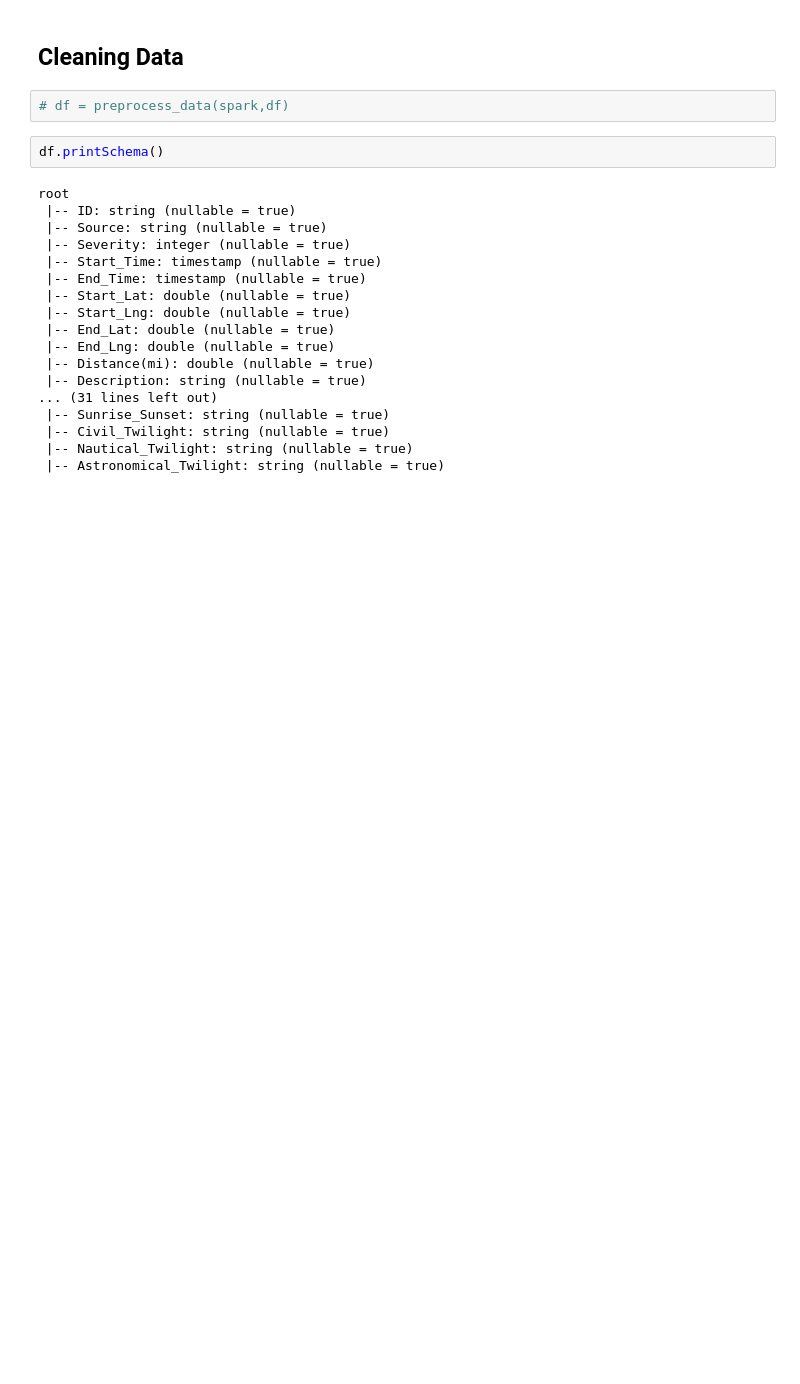
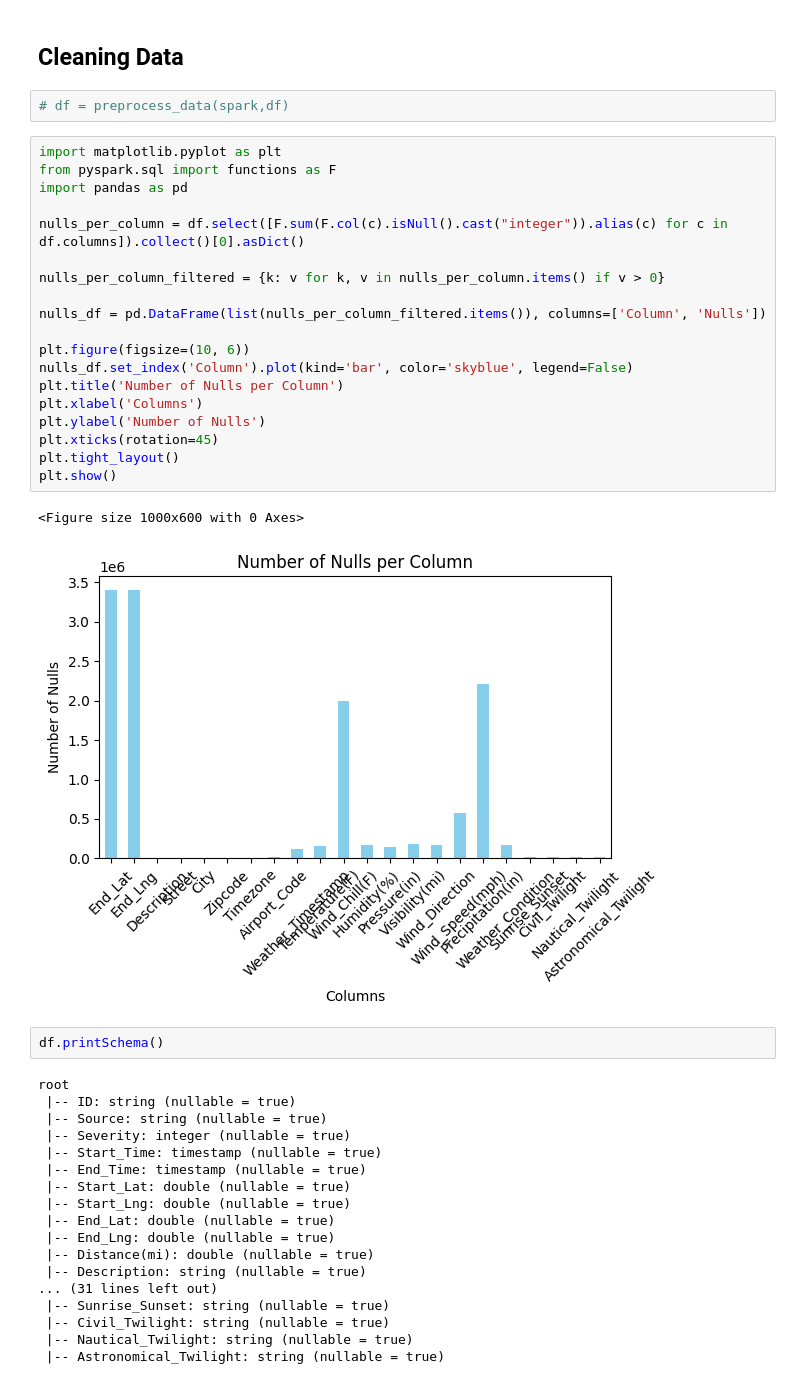
Before and after one commit to Person-Ad/US-Accidents-Big-Data-Analytics-Spark, a Jupyter notebook: notebooks/visualization.ipynb, the cells around one changed output. Drawn from its saved outputs; the diff is of its cells as text; blank space fills up the shorter version.

```diff
--- a/notebooks/visualization.ipynb
+++ b/notebooks/visualization.ipynb
@@ -51,6 +36,28 @@ root
 ## Cleaning Data
 # %%
 # df = preprocess_data(spark,df)
+# %%
+import matplotlib.pyplot as plt
+from pyspark.sql import functions as F
+import pandas as pd
+
+nulls_per_column = df.select([F.sum(F.col(c).isNull().cast("integer")).alias(c) for c in df.columns]).collect()[0].asDict()
+
+nulls_per_column_filtered = {k: v for k, v in nulls_per_column.items() if v > 0}
+
+nulls_df = pd.DataFrame(list(nulls_per_column_filtered.items()), columns=['Column', 'Nulls'])
+
+plt.figure(figsize=(10, 6))
+nulls_df.set_index('Column').plot(kind='bar', color='skyblue', legend=False)
+plt.title('Number of Nulls per Column')
+plt.xlabel('Columns')
+plt.ylabel('Number of Nulls')
+plt.xticks(rotation=45)
+plt.tight_layout()
+plt.show()
+# %% [output]
+<Figure size 1000x600 with 0 Axes>
+[figure, added]
 # %%
 df.printSchema()
 # %% [output]
```
Also changed, not shown: parts of 1 cell of this notebook, 4 other files.
